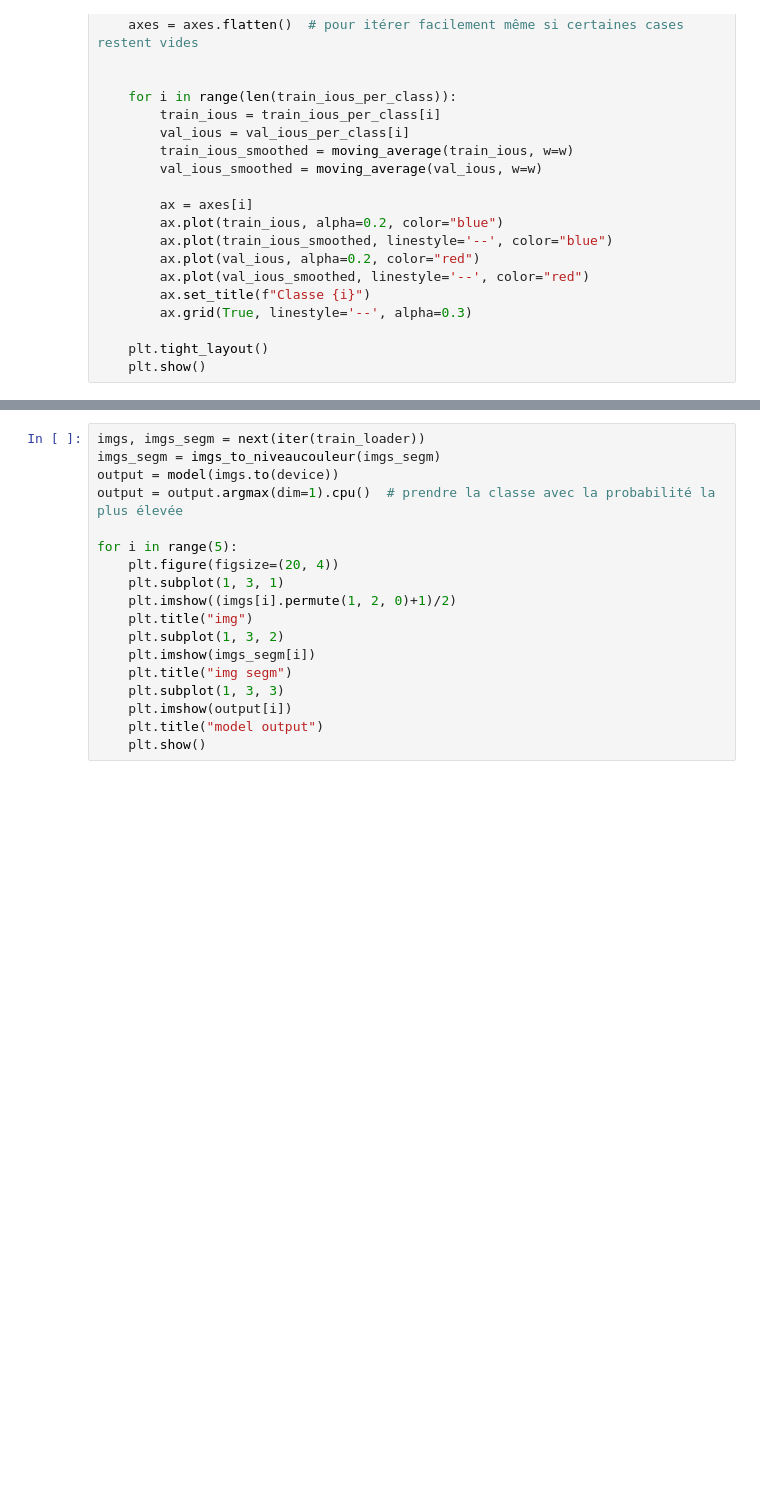
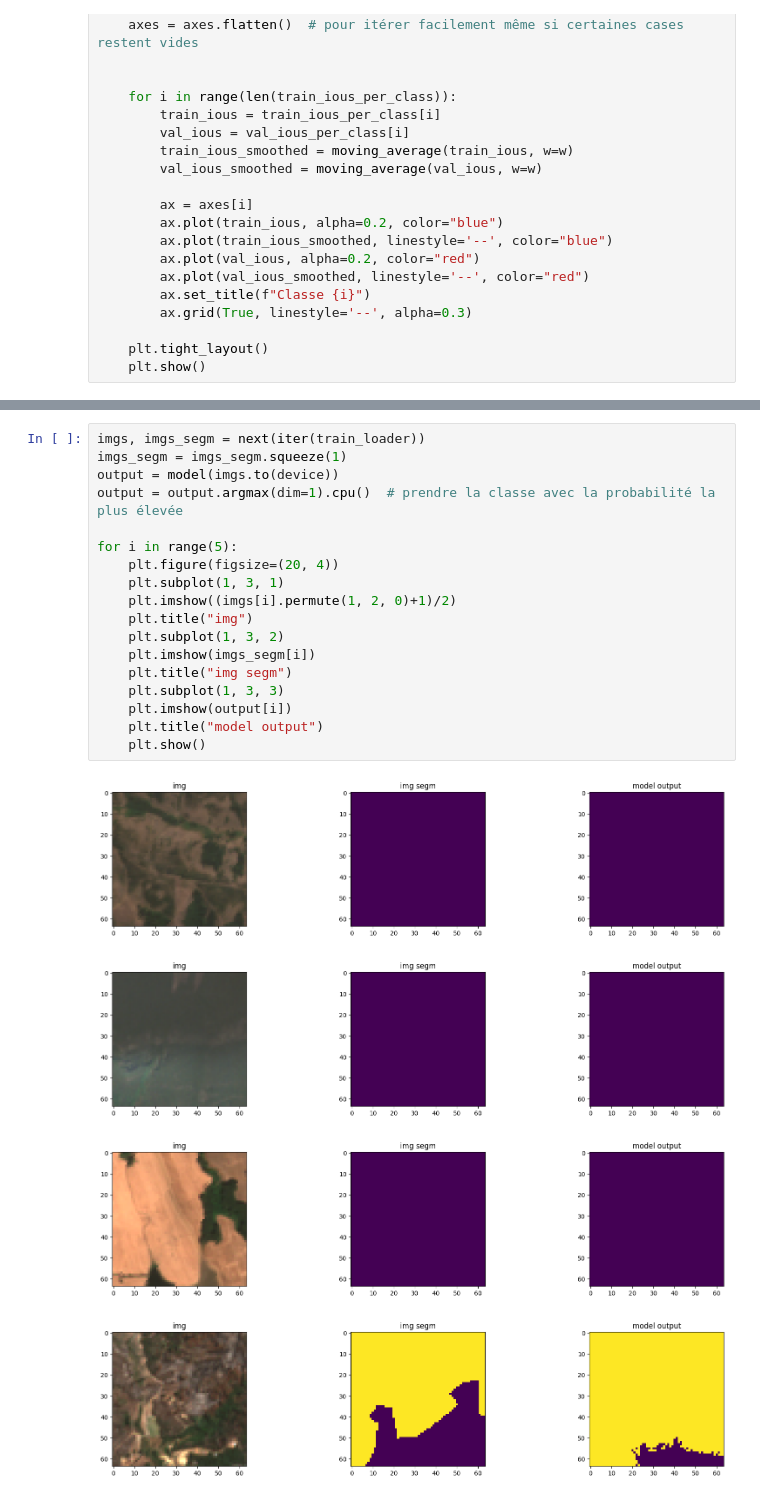
Before and after one commit to Carlosss543/stage_incendies, a Jupyter notebook: segmentation_semantique/segmentation_semantique_ouvertureSurfacique2.ipynb, the cells around one changed output, grey strips where cells are left out. Drawn from its saved outputs; the diff is of its cells as text; blank space fills up the shorter version.

```diff
--- a/segmentation_semantique/segmentation_semantique_ouvertureSurfacique2.ipynb
+++ b/segmentation_semantique/segmentation_semantique_ouvertureSurfacique2.ipynb
@@ -326,18 +326,23 @@ moyenne sur les 100 dernières valeurs:   train_loss: 2.102780818939209   val_lo
 # %%
 imgs, imgs_segm = next(iter(train_loader))
-imgs_segm = imgs_to_niveaucouleur(imgs_segm)
+imgs_segm = imgs_segm.squeeze(1)
 output = model(imgs.to(device))
 output = output.argmax(dim=1).cpu()  # prendre la classe avec la probabilité la plus élevée
 
 for i in range(5):
     plt.figure(figsize=(20, 4))
     plt.subplot(1, 3, 1)
     plt.imshow((imgs[i].permute(1, 2, 0)+1)/2)
     plt.title("img")
     plt.subplot(1, 3, 2)
     plt.imshow(imgs_segm[i])
     plt.title("img segm")
     plt.subplot(1, 3, 3)
     plt.imshow(output[i])
     plt.title("model output")
     plt.show()
+# %% [output]
+[figure, added]
+[figure, added]
+[figure, added]
+[figure, added]
```
Also changed, not shown: parts of 6 cells of this notebook, 4 other files.
